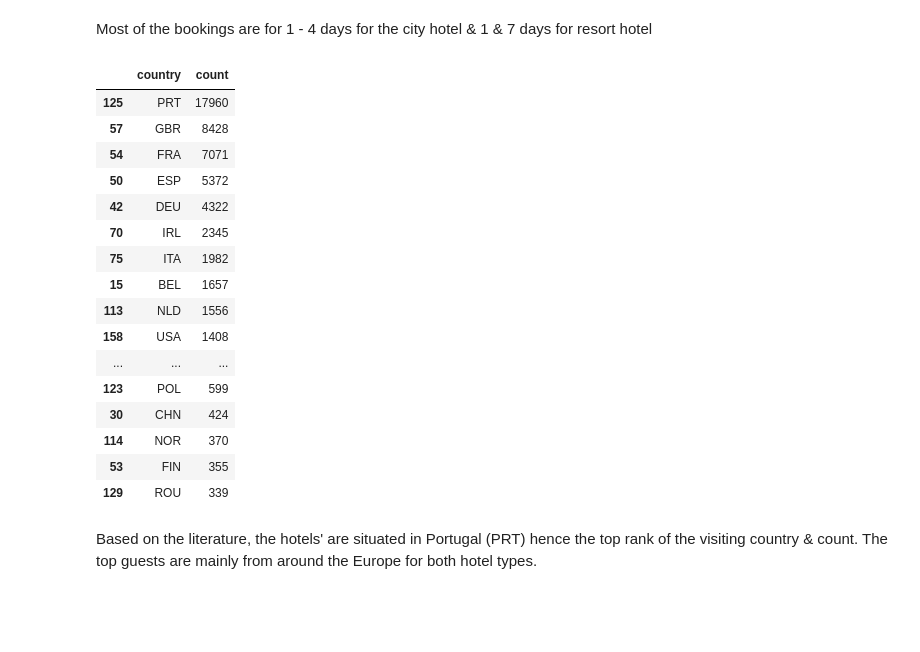
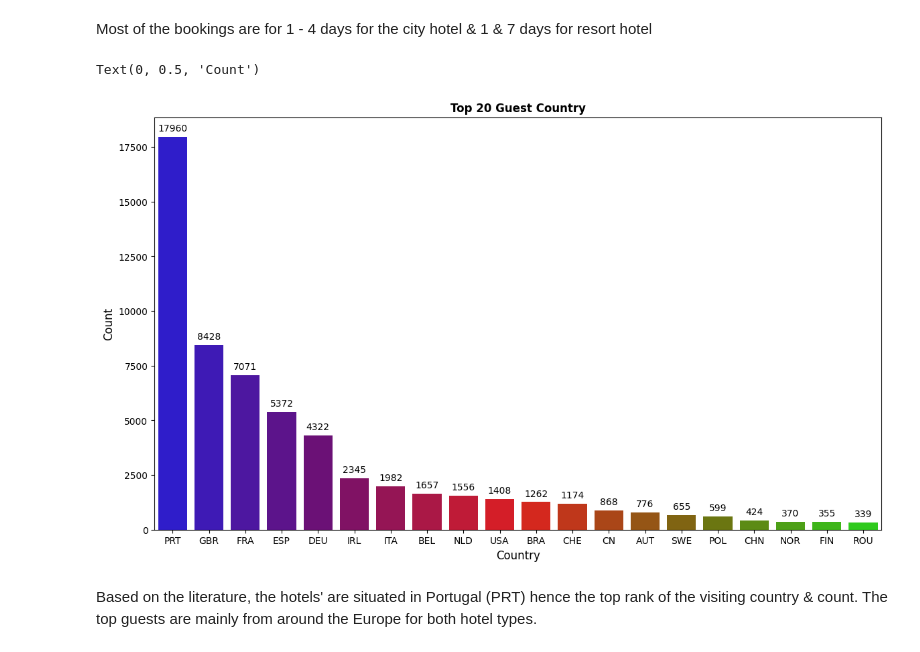
Before and after one commit to jtkhair/hotel, a Jupyter notebook: Notebook/hotel.ipynb, the cells around one changed output. Drawn from its saved outputs; the diff is of its cells as text; code cells hidden in the pictures; blank space fills up the shorter version.

```diff
--- a/Notebook/hotel.ipynb
+++ b/Notebook/hotel.ipynb
@@ -282,7 +281,7 @@ df.loc[df['lead_time'] > 380, ['lead_time']] = 380
 df.loc[df['stays_in_weekend_nights'] > 6, ['stays_in_weekend_nights']] = 6
 df.loc[df['stays_in_week_nights'] > 10, ['stays_in_week_nights']] = 10
 df.loc[df['adults'] > 4, ['adults']] = 4
-df.loc[df['children'] > 3, ['children']] = 0
+df.loc[df['children'] > 4, ['children']] = 0
 df.loc[df['babies'] > 2, ['babies']] = 0
 df.loc[df['previous_cancellations'] > 0, ['previous_cancellations']] = 1
 df.loc[df['previous_bookings_not_canceled'] > 0, ['previous_bookings_not_canceled']] = 1
@@ -296,26 +314,20 @@ df.drop(df[df['adr'] == 5400].index, inplace = True)
 # %%
-# Change data type to string
-df['is_canceled'] = df['is_canceled'].astype('str')
-df['is_repeated_guest'] = df['is_repeated_guest'].astype('str')
-df['arrival_date_year'] = df['arrival_date_year'].astype('str')
-df['arrival_date_month'] = df['arrival_date_month'].astype('str')
-df['arrival_date_day_of_month'] = df['arrival_date_day_of_month'].astype('str')
-
 # Data preparation
 
 # Total nights per booking
 df['total_nights'] = df['stays_in_week_nights'] + df['stays_in_weekend_nights']
 
 # Create new 'family' feature for adult, children & baby group
-df['family'] = np.where(df['children'] +  df['babies'] > 0, '1', '0')
+df['family'] = np.where(df['children'] +  df['babies'] > 0, 1, 0)
 
 # Convert month in datetime format
-df['arrival_date'] = df['arrival_date_day_of_month'] + '-' + df['arrival_date_month'] + '-' + df['arrival_date_year']
+df['arrival_date'] = df['arrival_date_day_of_month'].astype('str') + '-' + df['arrival_date_month'].astype('str') + '-' + \
+    df['arrival_date_year'].astype('str')
 df['arrival_date'] = pd.to_datetime(df['arrival_date'], dayfirst= True)
 df['arrival_date_month'] = df['arrival_date'].dt.month
 
 # Confirmed bookings dataset
-confirmed_bookings = df[df['is_canceled'] == '0']
+confirmed_bookings = df[df['is_canceled'] == 0]
 
 # Canceled bookings dataset
-canceled_bookings = df[df['is_canceled'] == '1']
+canceled_bookings = df[df['is_canceled'] == 1]
@@ -395,28 +407,25 @@ guest_map = px.choropleth(guest_country,
              )
 
 guest_map.show()
-# %%
-# Top 10 guest countries
-
-guest_country.sort_values(['count'], ascending=False).head(20)
-# %% [output]
-|  | country | count |
-| 125 | PRT | 17960 |
-| 57 | GBR | 8428 |
-| 54 | FRA | 7071 |
-| 50 | ESP | 5372 |
-| 42 | DEU | 4322 |
-| 70 | IRL | 2345 |
-| 75 | ITA | 1982 |
-| 15 | BEL | 1657 |
-| 113 | NLD | 1556 |
-| 158 | USA | 1408 |
-| ... | ... | ... |
-| 123 | POL | 599 |
-| 30 | CHN | 424 |
-| 114 | NOR | 370 |
-| 53 | FIN | 355 |
-| 129 | ROU | 339 |
+# %%
+# Top 10 guest countries
+
+ffig, ax = plt.subplots(figsize = (14, 8))
+sns.countplot(ax = ax,
+            x='country',
+            data=confirmed_bookings,
+            order=pd.value_counts(confirmed_bookings['country']).iloc[:20].index,
+            palette = 'brg')
+
+ax.bar_label(ax.containers[0], padding = 4)
+plt.title('Top 20 Guest Country', weight='bold')
+plt.xlabel('Country', fontsize=12)
+plt.ylabel('Count', fontsize=12)
+
+# guest_country.sort_values(['count'], ascending=False).head(20)
+# %% [output]
+Text(0, 0.5, 'Count')
+[figure, added]
 # %% [markdown]
 Based on the literature, the hotels' are situated in Portugal (PRT) hence the top rank of the visiting country & count. The top guests are mainly from around the Europe for both hotel types.
 # %%
```
Also changed, not shown: parts of 28 cells of this notebook, 1 other file.
